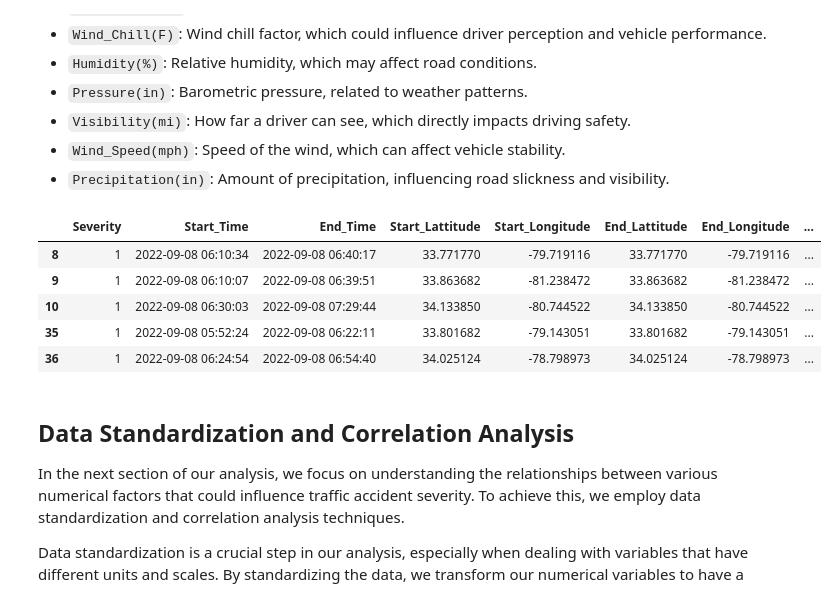
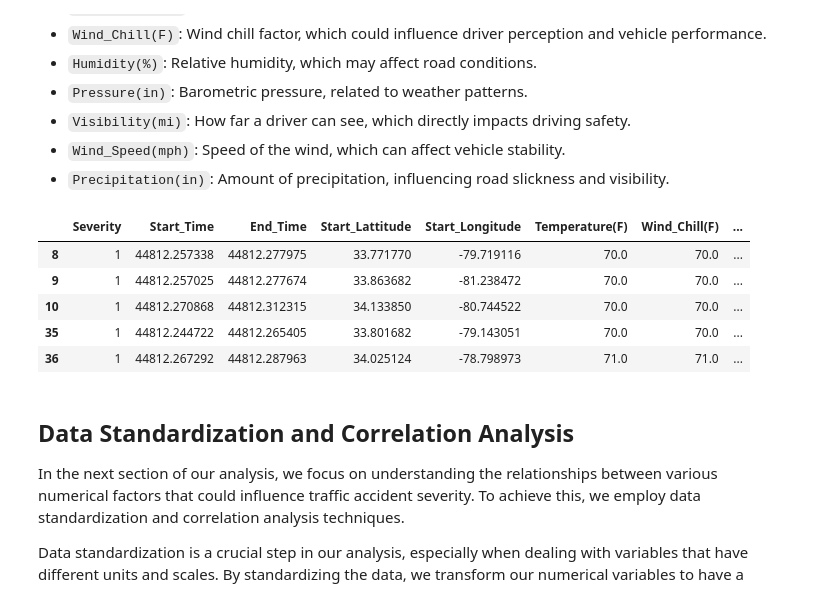
Before and after one commit to hoangttrang/eda-final, a Jupyter notebook: acci.ipynb, the cells around one changed output. Cells and saved outputs as stored; diff of their text form; code cells hidden in the pictures.

```diff
--- a/acci.ipynb
+++ b/acci.ipynb
@@ -19,38 +19,38 @@ The following weather-related variables will be analyzed to uncover their potent
 # %%
 import pandas as pd
 excel_path = 'accident1.xlsb'
 columns_to_load = [
     'Severity', 'Start_Time', 'End_Time', 'State_Abbrv',
     'Temperature(F)', 'Wind_Chill(F)', 'Humidity(%)', 'Pressure(in)',
     'Visibility(mi)', 'Wind_Direction', 'Wind_Speed(mph)',
     'Precipitation(in)', 'Weather_Condition', 'Start_Lattitude',
-    'Start_Longitude', 'End_Lattitude','End_Longitude'
+    'Start_Longitude'
 ]
 
 # Load only the selected columns from the Excel file
 data = pd.read_excel(excel_path, usecols=columns_to_load)
 # Display unique values from the 'Weather_Condition' column across the entire dataset
 unique_weather_conditions_all = data['Weather_Condition'].unique()
 
 unique_weather_conditions_all.tolist()  # Convert to list for easier viewing in the output
 
 # Filtering function
 def filter_by_state(df, state_abbr):
     """ Filter the dataframe for the given state abbreviation """
     return df[df['State_Abbrv'] == state_abbr]
 
 # Filter for South Carolina data to test
 ca_data = filter_by_state(data, 'SC')
 
 # Show the first few rows of the filtered data
 ca_data.head()
 # %% [output]
-|  | Severity | Start_Time | End_Time | Start_Lattitude | Start_Longitude | End_Lattitude | End_Longitude | ... |
-| 8 | 1 | 2022-09-08 06:10:34 | 2022-09-08 06:40:17 | 33.771770 | -79.719116 | 33.771770 | -79.719116 | ... |
-| 9 | 1 | 2022-09-08 06:10:07 | 2022-09-08 06:39:51 | 33.863682 | -81.238472 | 33.863682 | -81.238472 | ... |
-| 10 | 1 | 2022-09-08 06:30:03 | 2022-09-08 07:29:44 | 34.133850 | -80.744522 | 34.133850 | -80.744522 | ... |
-| 35 | 1 | 2022-09-08 05:52:24 | 2022-09-08 06:22:11 | 33.801682 | -79.143051 | 33.801682 | -79.143051 | ... |
-| 36 | 1 | 2022-09-08 06:24:54 | 2022-09-08 06:54:40 | 34.025124 | -78.798973 | 34.025124 | -78.798973 | ... |
+|  | Severity | Start_Time | End_Time | Start_Lattitude | Start_Longitude | Temperature(F) | Wind_Chill(F) | ... |
+| 8 | 1 | 44812.257338 | 44812.277975 | 33.771770 | -79.719116 | 70.0 | 70.0 | ... |
+| 9 | 1 | 44812.257025 | 44812.277674 | 33.863682 | -81.238472 | 70.0 | 70.0 | ... |
+| 10 | 1 | 44812.270868 | 44812.312315 | 34.133850 | -80.744522 | 70.0 | 70.0 | ... |
+| 35 | 1 | 44812.244722 | 44812.265405 | 33.801682 | -79.143051 | 70.0 | 70.0 | ... |
+| 36 | 1 | 44812.267292 | 44812.287963 | 34.025124 | -78.798973 | 71.0 | 71.0 | ... |
 # %% [markdown]
 ## Data Standardization and Correlation Analysis
 
```
Also changed, not shown: parts of 2 cells of this notebook.
